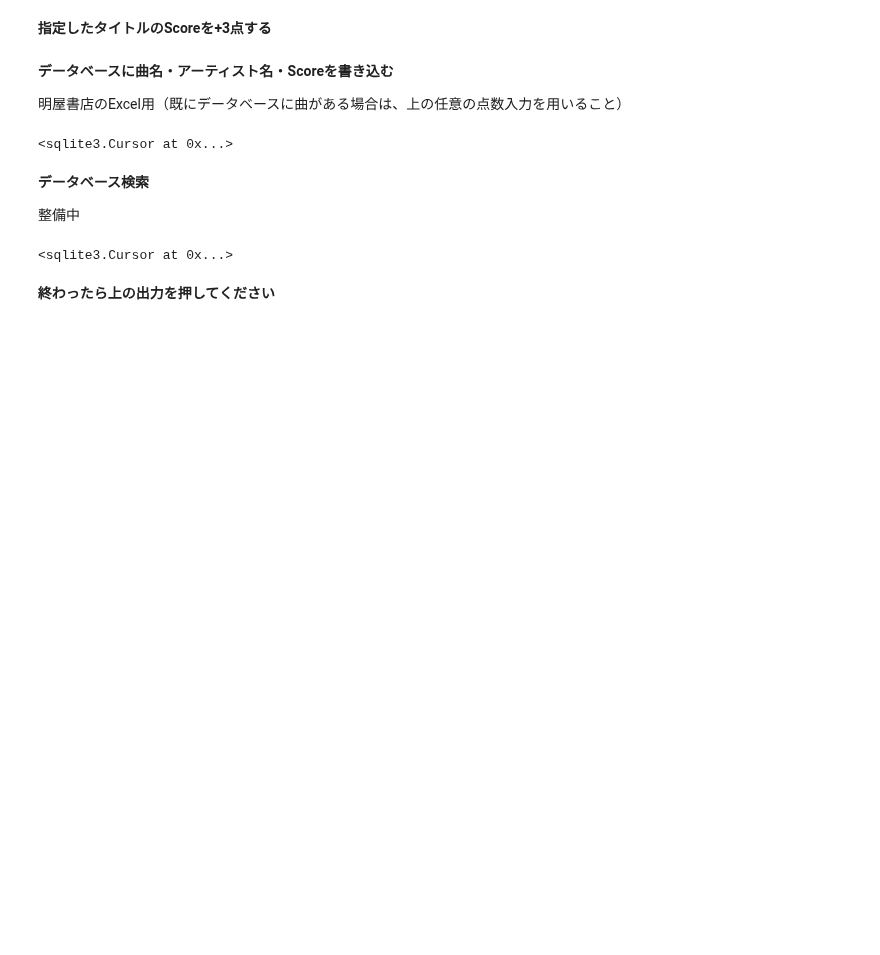
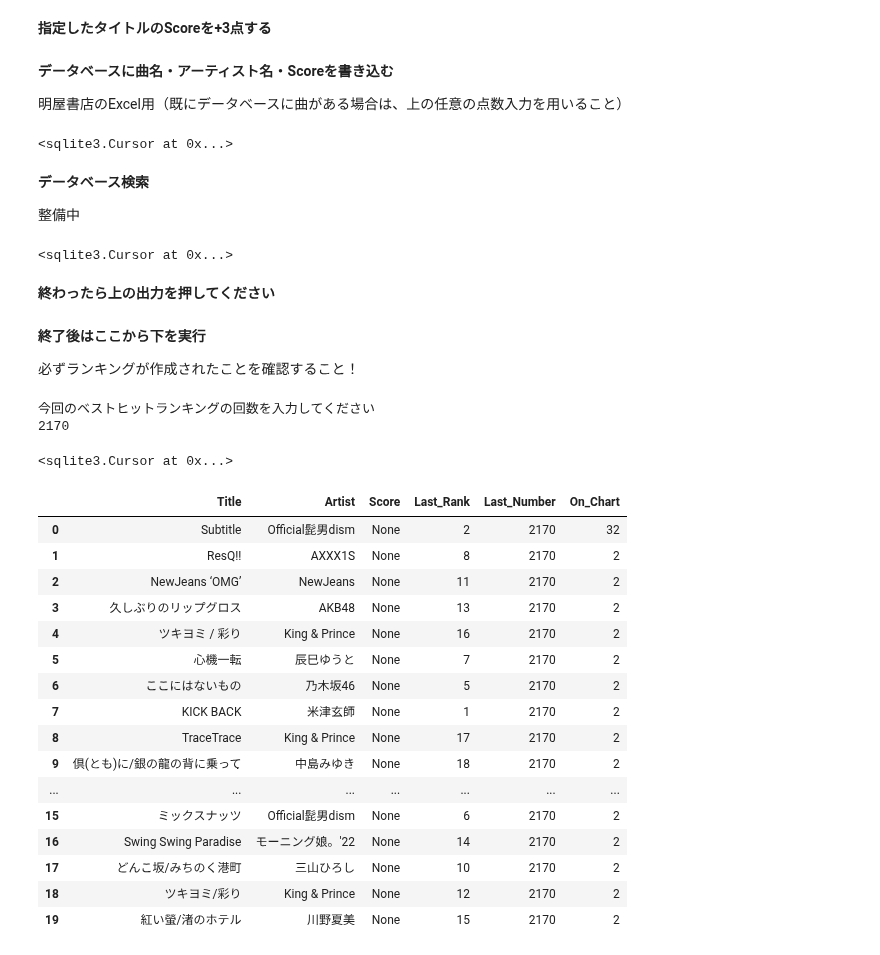
Before and after one commit to super-onigiri-man/JOEU-FM, a Jupyter notebook: FM_ベストヒットランキング.ipynb, the cells around one changed output. Cells and saved outputs as stored; diff of their text form; code cells hidden in the pictures; blank space fills up the shorter version.

```diff
--- a/FM_ベストヒットランキング.ipynb
+++ b/FM_ベストヒットランキング.ipynb
@@ -676,13 +708,47 @@ WHERE Title LIKE 'わたしの%'
 <sqlite3.Cursor at 0x...>
 # %% [markdown]
 **終わったら上の出力を押してください**
+# %% [markdown]
+**終了後はここから下を実行**
+
+必ずランキングが作成されたことを確認すること！
 # %%
+print("今回のベストヒットランキングの回数を入力してください")
+Number = int(input())  # 今回のベストヒットランキングの回数を入力
+
 for idx, result in enumerate(top_20_results, start=1):
     title, artist, score, _, _, _ = result
     cursor.execute('''
         UPDATE music_master
-        SET Last_Rank = ?, On_Chart = On_Chart + 1
+        SET Last_Rank = ?, On_Chart = On_Chart + 1, Last_Number = ?
         WHERE Title = ? AND Artist = ?
-    ''', (idx, title, artist))
+    ''', (idx, Number, title, artist))
+
+cursor.execute('UPDATE music_master SET Score = NULL;') #Scoreの値を全消し
+# %% [output]
+今回のベストヒットランキングの回数を入力してください
+2170
+<sqlite3.Cursor at 0x...>
+# %%
+df = pd.read_sql('''SELECT * FROM music_master WHERE Last_Number = 2170;''',conn)
+df.head(60)
+# %% [output]
+|  | Title | Artist | Score | Last_Rank | Last_Number | On_Chart |
+| 0 | Subtitle | Official髭男dism | None | 2 | 2170 | 32 |
+| 1 | ResQ!! | AXXX1S | None | 8 | 2170 | 2 |
+| 2 | NewJeans ‘OMG’ | NewJeans | None | 11 | 2170 | 2 |
+| 3 | 久しぶりのリップグロス | AKB48 | None | 13 | 2170 | 2 |
+| 4 | ツキヨミ / 彩り | King & Prince | None | 16 | 2170 | 2 |
+| 5 | 心機一転 | 辰巳ゆうと | None | 7 | 2170 | 2 |
+| 6 | ここにはないもの | 乃木坂46 | None | 5 | 2170 | 2 |
+| 7 | KICK BACK | 米津玄師 | None | 1 | 2170 | 2 |
+| 8 | TraceTrace | King & Prince | None | 17 | 2170 | 2 |
+| 9 | 倶(とも)に/銀の龍の背に乗って | 中島みゆき | None | 18 | 2170 | 2 |
+| ... | ... | ... | ... | ... | ... | ... |
+| 15 | ミックスナッツ | Official髭男dism | None | 6 | 2170 | 2 |
+| 16 | Swing Swing Paradise | モーニング娘。'22 | None | 14 | 2170 | 2 |
+| 17 | どんこ坂/みちのく港町 | 三山ひろし | None | 10 | 2170 | 2 |
+| 18 | ツキヨミ/彩り | King & Prince | None | 12 | 2170 | 2 |
+| 19 | 紅い螢/渚のホテル | 川野夏美 | None | 15 | 2170 | 2 |
 # %%
 print()
```
Also changed, not shown: parts of 11 cells of this notebook.
